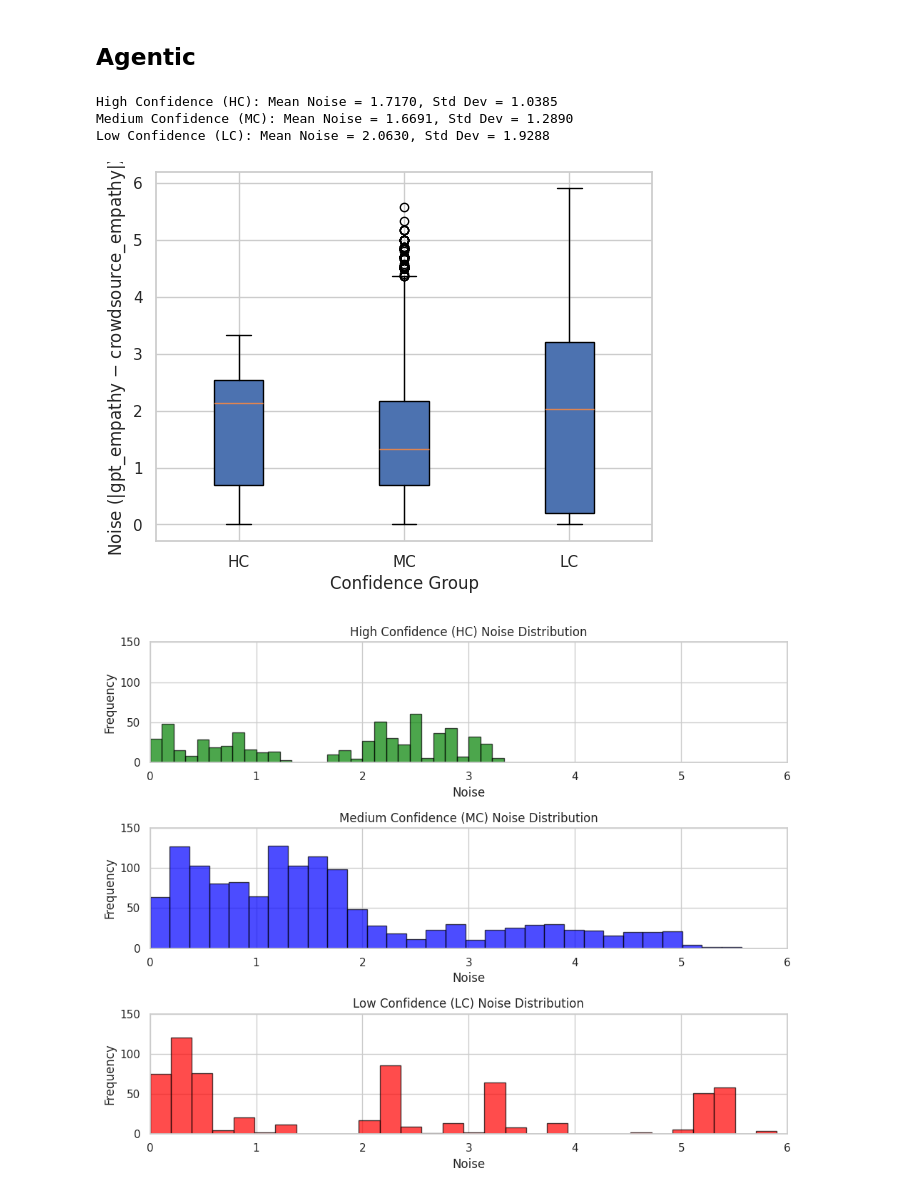
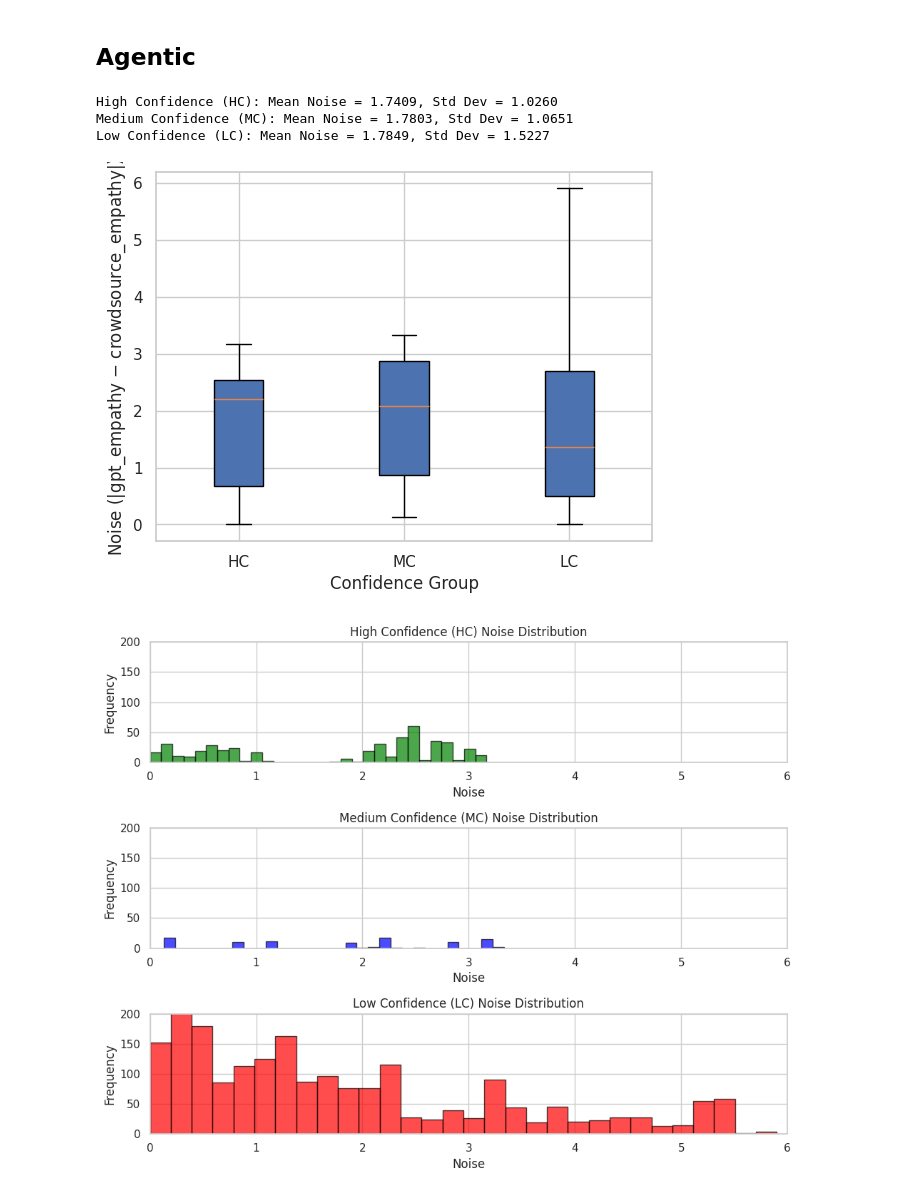
Before and after one commit to hasan-rakibul/LLMPathy, a Jupyter notebook: src/scratch.ipynb, the cells around one changed output. Saved outputs shown, nothing was run; the diff lists cells and outputs as text; code cells hidden in the pictures.

Commit message:
a single threshold for agentic

```diff
--- a/src/scratch.ipynb
+++ b/src/scratch.ipynb
@@ -175,9 +175,9 @@ array([[1.        , 0.01640233],
 # %% [markdown]
 ## Agentic
 # %%
-hc = np.load("../logs/20240904_193336_DetectNoiseLabels_MCD_No_LoRA/hc_index.npy")
-mc = np.load("../logs/20240904_193336_DetectNoiseLabels_MCD_No_LoRA/mc_index.npy")
-lc = np.load("../logs/20240904_193336_DetectNoiseLabels_MCD_No_LoRA/lc_index.npy")
+hc = np.load("../logs/20240904_193336_DetectNoiseLabels_Agentic/hc_index_20.npy")
+mc = np.load("../logs/20240904_193336_DetectNoiseLabels_Agentic/mc_index_20.npy")
+lc = np.load("../logs/20240904_193336_DetectNoiseLabels_Agentic/lc_index_20.npy")
 
 train_df = pd.read_csv('../data/v2_v3_train.tsv', sep='\t')
 # %%
@@ -199,9 +199,9 @@ print(f"High Confidence (HC): Mean Noise = {hc_mean:.4f}, Std Dev = {hc_std:.4f}
 print(f"Medium Confidence (MC): Mean Noise = {mc_mean:.4f}, Std Dev = {mc_std:.4f}")
 print(f"Low Confidence (LC): Mean Noise = {lc_mean:.4f}, Std Dev = {lc_std:.4f}")
 # %% [output]
-High Confidence (HC): Mean Noise = 1.7170, Std Dev = 1.0385
-Medium Confidence (MC): Mean Noise = 1.6691, Std Dev = 1.2890
-Low Confidence (LC): Mean Noise = 2.0630, Std Dev = 1.9288
+High Confidence (HC): Mean Noise = 1.7409, Std Dev = 1.0260
+Medium Confidence (MC): Mean Noise = 1.7803, Std Dev = 1.0651
+Low Confidence (LC): Mean Noise = 1.7849, Std Dev = 1.5227
 # %%
 # plt.figure(figsize=(10, 6))
 
@@ -214,35 +214,35 @@ plt.show()
 
 plt.figure(figsize=(10, 8))
 
 # Histogram for HC group
 plt.subplot(3, 1, 1)
 plt.hist(hc_noise, bins=30, color='green', alpha=0.7, edgecolor='black')
 plt.title("High Confidence (HC) Noise Distribution")
 plt.xlabel("Noise")
 plt.ylabel("Frequency")
 plt.xlim(0, 6)
-plt.ylim(0, 150)
+plt.ylim(0, 200)
 
 # Histogram for MC group
 plt.subplot(3, 1, 2)
 plt.hist(mc_noise, bins=30, color='blue', alpha=0.7, edgecolor='black')
 plt.title("Medium Confidence (MC) Noise Distribution")
 plt.xlabel("Noise")
 plt.ylabel("Frequency")
 plt.xlim(0, 6)
-plt.ylim(0, 150)
+plt.ylim(0, 200)
 
 # Histogram for LC group
 plt.subplot(3, 1, 3)
 plt.hist(lc_noise, bins=30, color='red', alpha=0.7, edgecolor='black')
 plt.title("Low Confidence (LC) Noise Distribution")
 plt.xlabel("Noise")
 plt.ylabel("Frequency")
 plt.xlim(0, 6)
-plt.ylim(0, 150)
+plt.ylim(0, 200)
 
 plt.tight_layout()
 plt.show()
 # %% [output]
-[figure, old version]
+[figure, new version]
-[figure, old version]
+[figure, new version]
```
Also changed, not shown: 2 other files.
